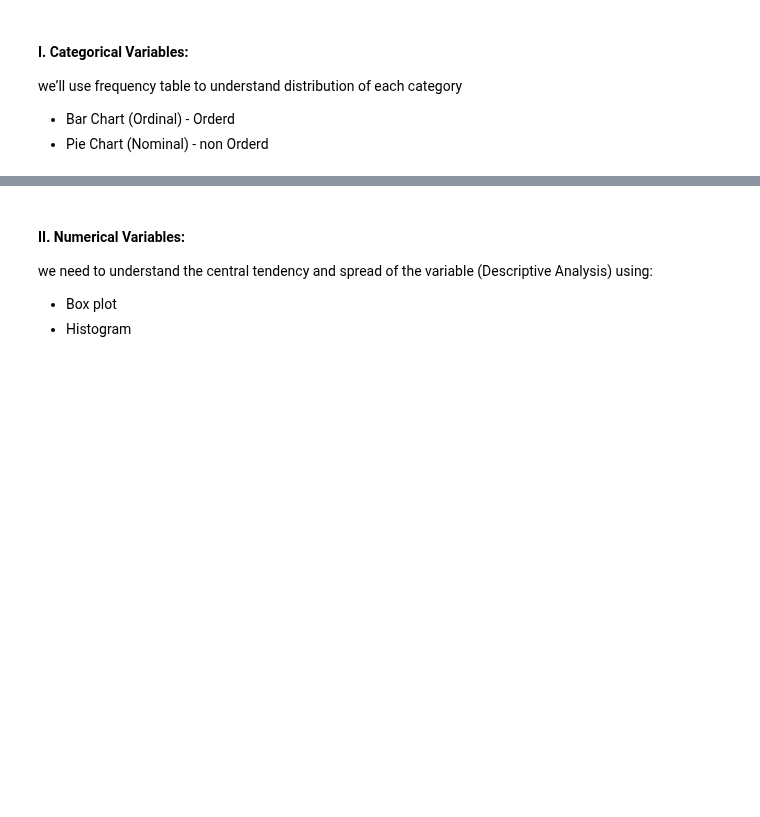
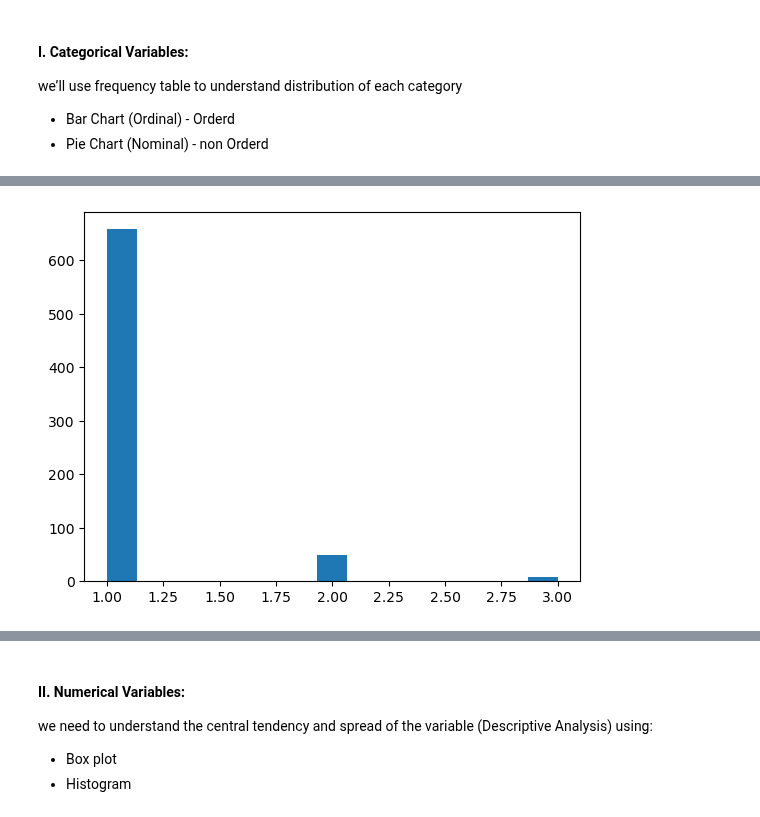
Before and after one commit to Tuwaiq-DS-ML-bootcamp-V-7/Usecase-2, a Jupyter notebook: EDA explain template-(Salman Gassem).ipynb, the cells around one changed output, grey strips where cells are left out. Cells and saved outputs as stored; diff of their text form; code cells hidden in the pictures; blank space fills up the shorter version.

```diff
--- a/EDA explain template-(Salman Gassem).ipynb
+++ b/EDA explain template-(Salman Gassem).ipynb
@@ -850,0 +1001,10 @@ we’ll use frequency table to understand distribution of each category
+# %%
+Score_count = merged_dfs['Score'].value_counts()
+# %%
+plt.hist(Score_count, bins=15
+
+)
+
+plt.show()
+# %% [output]
+[figure, added]
```
Also changed, not shown: parts of 22 cells of this notebook.
